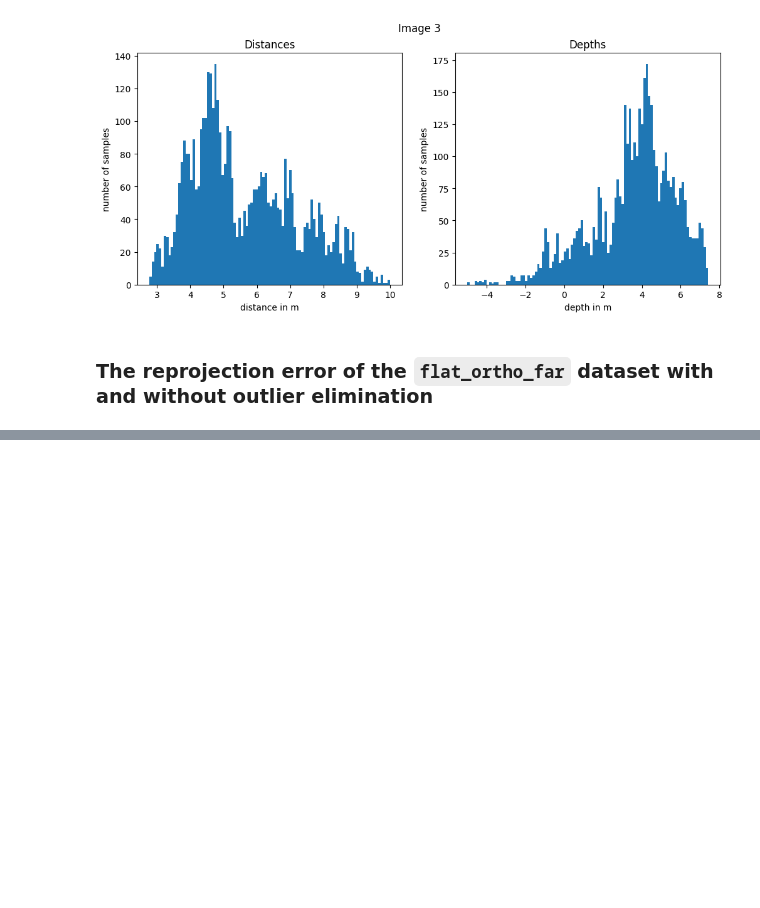
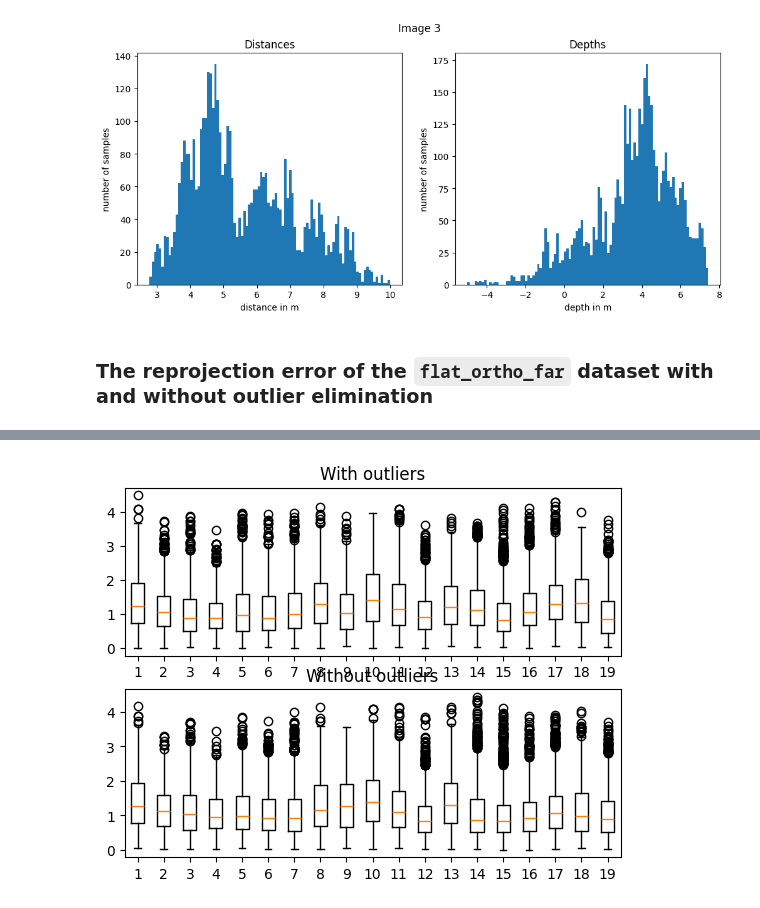
Before and after one commit to hendrick404/colmap_underwater, a Jupyter notebook: scripts/depth_plots.ipynb, the cells around one changed output, grey strips where cells are left out. Saved outputs shown, nothing was run; the diff lists cells and outputs as text; code cells hidden in the pictures; blank space fills up the shorter version.

```diff
--- a/scripts/depth_plots.ipynb
+++ b/scripts/depth_plots.ipynb
@@ -66,0 +92,23 @@ for i in [1,2,3]:
+# %%
+evaluation_path = "/home/hendrik/masterproject/evaluation/"
+
+# px = 1/plt.rcParams['figure.dpi']
+fig, axs = plt.subplots(2)
+
+reproj_errors_outliers = []
+reproj_errors_no_outliers = []
+
+for i in range(1, 20):
+    with open(os.path.join(evaluation_path, "flat_ortho_far_wo_outlier_elimination", f"img_{i}_reproj_error")) as file:
+        reproj_errors_outliers += [list(map(float, file.readlines()))]
+    with open(os.path.join(evaluation_path, "flat_ortho_far_with_outlier_elimination2", f"img_{i}_reproj_error")) as file:
+        reproj_errors_no_outliers += [list(map(float, file.readlines()))]
+
+axs[0].boxplot(reproj_errors_outliers)
+axs[0].set_title("With outliers")
+axs[1].boxplot(reproj_errors_no_outliers)
+axs[1].set_title("Without outliers")
+
+plt.show()
+# %% [output]
+[figure, added]
```
Also changed, not shown: parts of 2 cells of this notebook, 2 other files.
